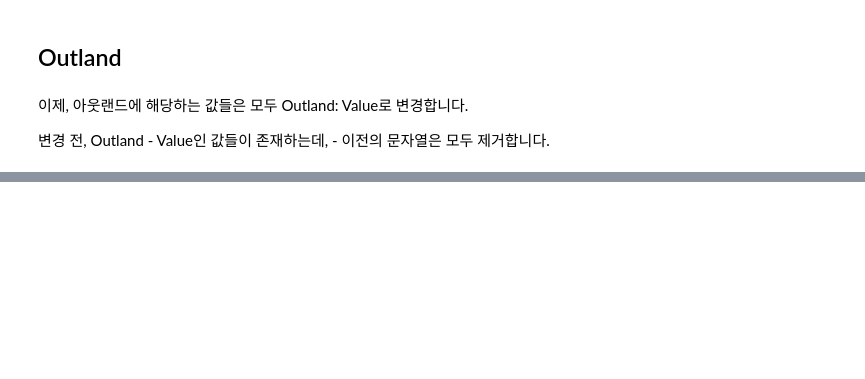
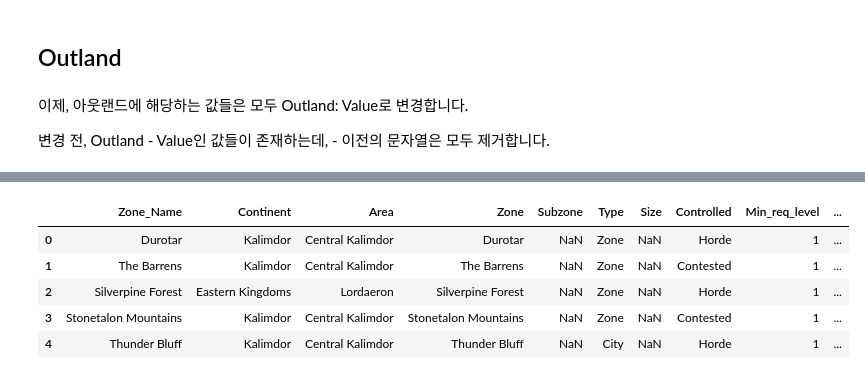
Before and after one commit to SSANGMAN/WoW-Network-Analysis, a Jupyter notebook: ipynb/Game_Network_Analysis_2_Extended_EDA.ipynb, the cells around one changed output, grey strips where cells are left out. Saved outputs shown, nothing was run; the diff lists cells and outputs as text; code cells hidden in the pictures; blank space fills up the shorter version.

```diff
--- a/ipynb/Game_Network_Analysis_2_Extended_EDA.ipynb
+++ b/ipynb/Game_Network_Analysis_2_Extended_EDA.ipynb
@@ -403,0 +514,9 @@ Name: Location_Name, Length: 830, dtype: object
+# %%
+zones.head()
+# %% [output]
+|  | Zone_Name | Continent | Area | Zone | Subzone | Type | Size | Controlled | Min_req_level | ... |
+| 0 | Durotar | Kalimdor | Central Kalimdor | Durotar | NaN | Zone | NaN | Horde | 1 | ... |
+| 1 | The Barrens | Kalimdor | Central Kalimdor | The Barrens | NaN | Zone | NaN | Contested | 1 | ... |
+| 2 | Silverpine Forest | Eastern Kingdoms | Lordaeron | Silverpine Forest | NaN | Zone | NaN | Horde | 1 | ... |
+| 3 | Stonetalon Mountains | Kalimdor | Central Kalimdor | Stonetalon Mountains | NaN | Zone | NaN | Contested | 1 | ... |
+| 4 | Thunder Bluff | Kalimdor | Central Kalimdor | Thunder Bluff | NaN | City | NaN | Horde | 1 | ... |
```
Also changed, not shown: parts of 18 cells of this notebook.
